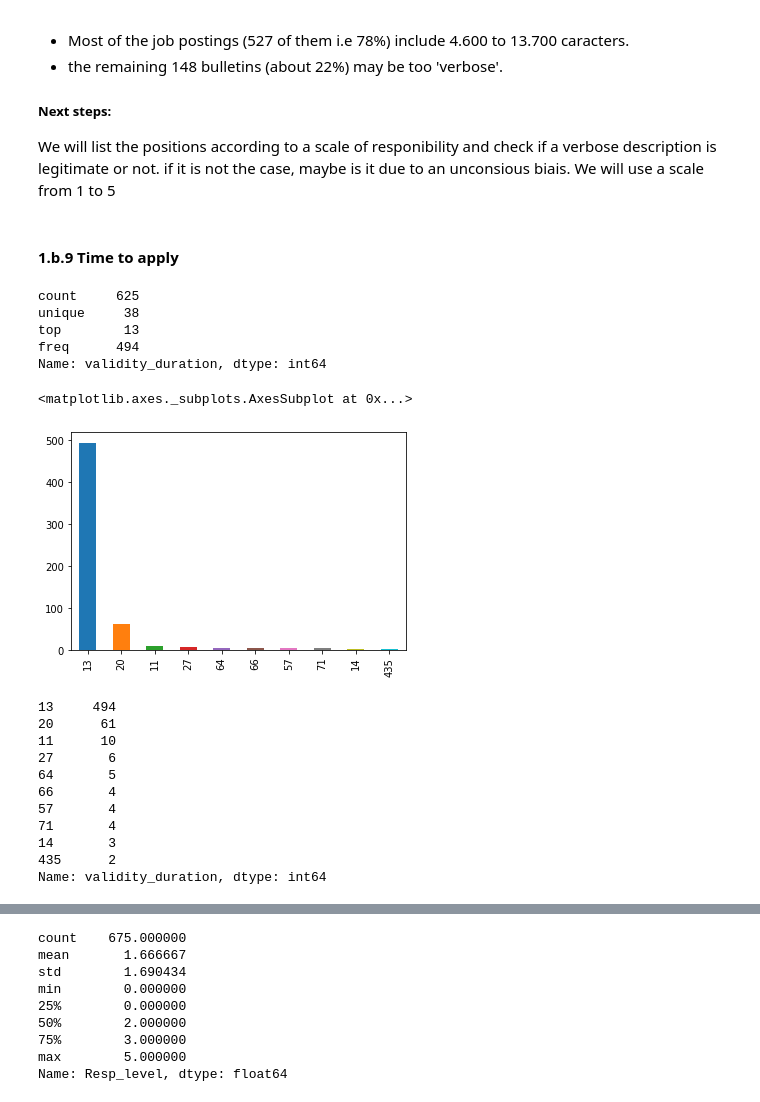
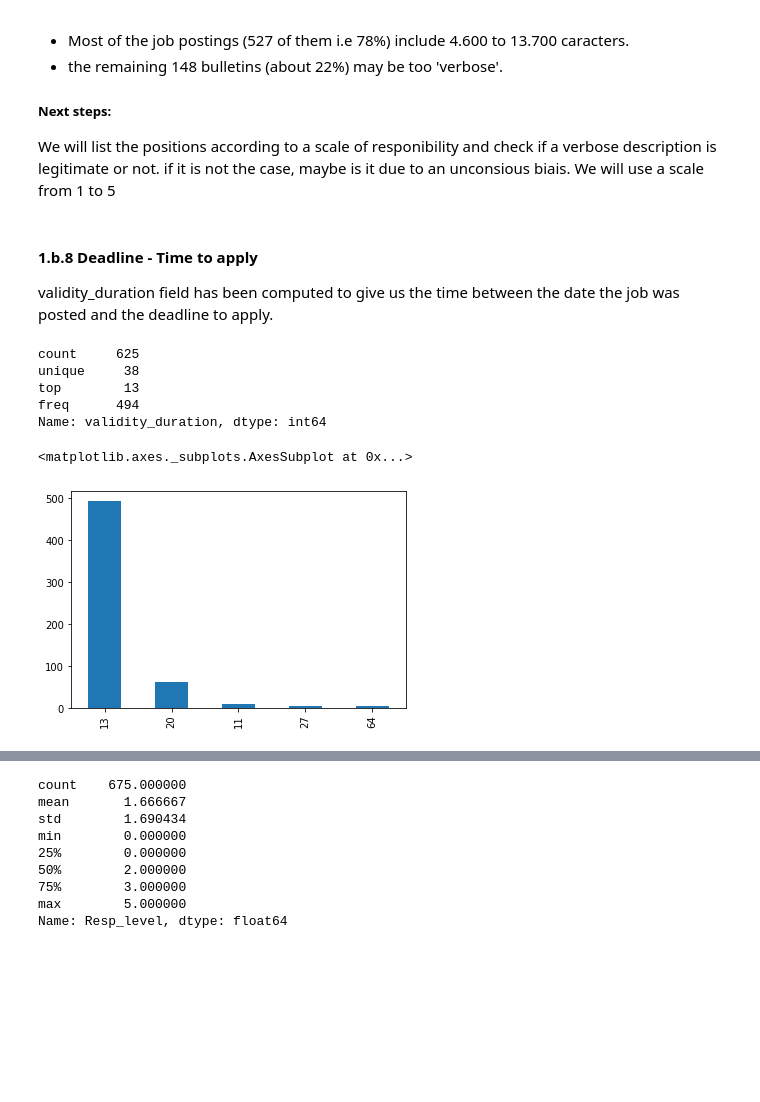
Before and after one commit to cvirginie/HumanMatters, a Jupyter notebook: HumanMatters_Final.ipynb, the cells around one changed output, grey strips where cells are left out. Cells and saved outputs as stored; diff of their text form; code cells hidden in the pictures; blank space fills up the shorter version.

```diff
--- a/HumanMatters_Final.ipynb
+++ b/HumanMatters_Final.ipynb
@@ -449,8 +533,10 @@ However a charged (in terms of chars) can dissuade potential candidates to apply
 ##### Next steps:
 We will list the positions according to a scale of responibility and check if a verbose description is legitimate or not. if it is not the case, maybe is it due to an unconsious biais.
 We will use a scale from 1 to 5
-# %% [markdown]
-#### 1.b.9 Time to apply
+# %% [markdown]
+#### 1.b.8 Deadline - Time to apply
+
+validity_duration field has been computed to give us the time between the date the job was posted and the deadline to apply.
 # %%
 df['validity_duration'].describe()
 # %% [output]
@@ -461,24 +547,10 @@ freq      494
 Name: validity_duration, dtype: int64
 # %%
 # Visualize To Pten validity_durations
-df['validity_duration'].value_counts().head(10).plot(kind='bar')
+df['validity_duration'].value_counts().head(5).plot(kind='bar')
 # %% [output]
 <matplotlib.axes._subplots.AxesSubplot at 0x...>
-[figure, old version]
+[figure, new version]
-# %%
-df['validity_duration'].value_counts().head(10)
-# %% [output]
-13     494
-20      61
-11      10
-27       6
-64       5
-66       4
-57       4
-71       4
-14       3
-435      2
-Name: validity_duration, dtype: int64
 # %% [markdown]
 #### Analysis of the time remaining to apply
 Validity duration is an important parameter. Offering little time to apply reduces the number of candidates . We can expect a job opening to leave enough time to people to apply. Maybe more for disabled people who may have access to the job opennings less easyli. We can also expect the deadline to  be extended for rare profiles like those intended for high responsibility positions.
```
Also changed, not shown: parts of 57 cells of this notebook, 2 other files.
